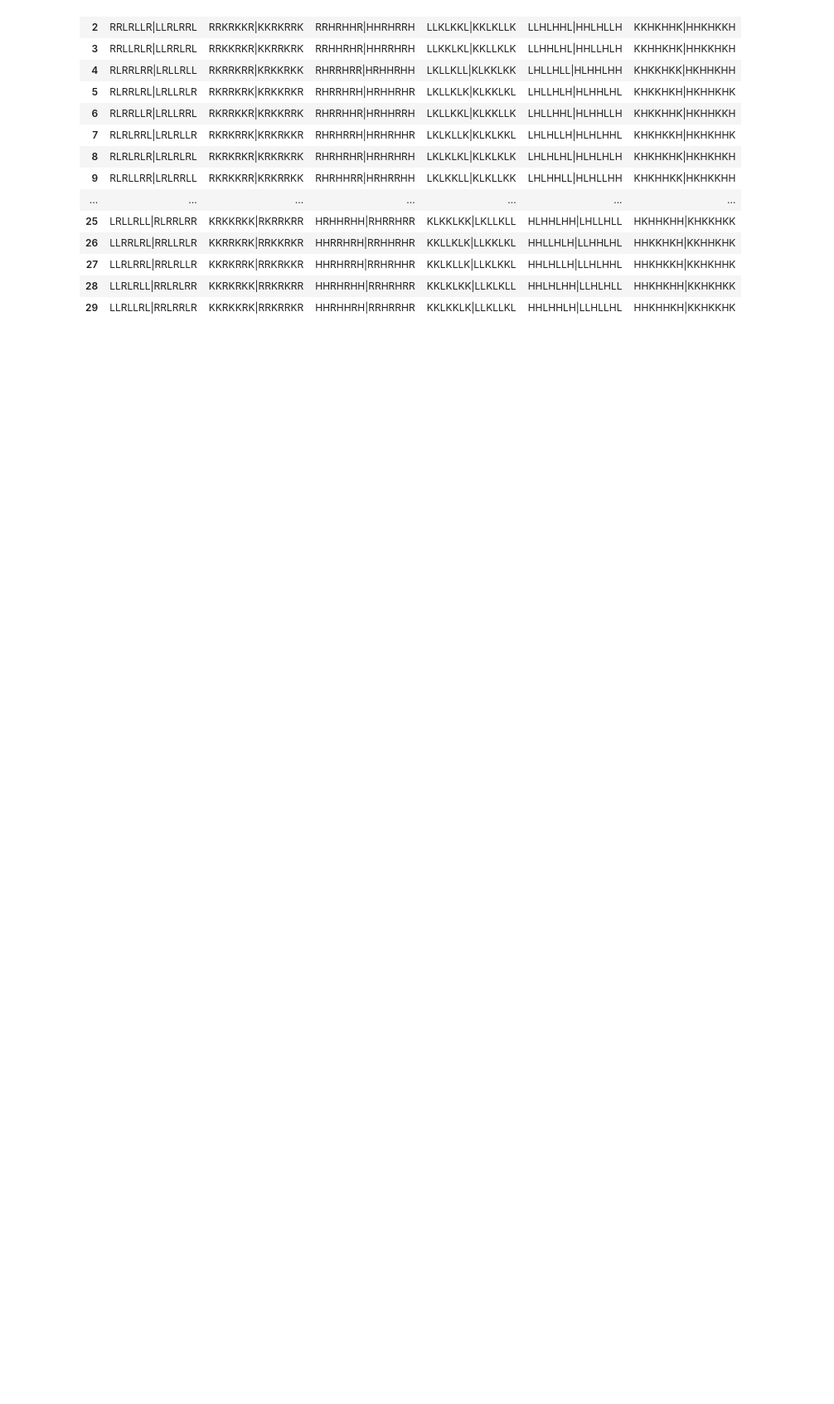
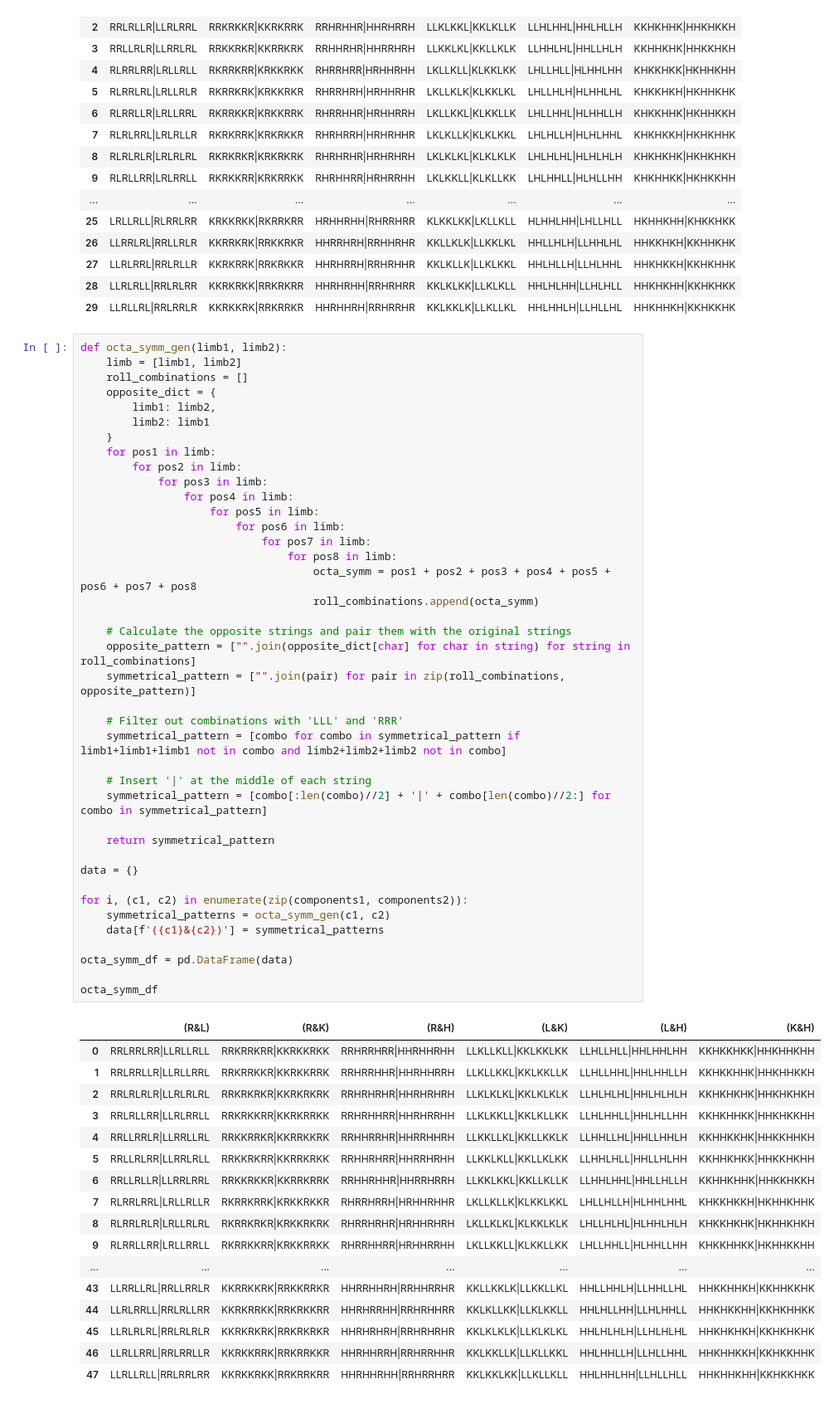
Before and after one commit to ReeseMcD989/Research-on-Rhythm-and-Harmony, a Jupyter notebook: Four-Limb-Coordination-Possibilities-for-Drumming.ipynb, the cells around one changed output. Shown: that part at 83% size. Cells and saved outputs as stored; diff of their text form; blank space fills up the shorter version.

```diff
--- a/Four-Limb-Coordination-Possibilities-for-Drumming.ipynb
+++ b/Four-Limb-Coordination-Possibilities-for-Drumming.ipynb
@@ -848,6 +1004,64 @@ hepta_symm_df
 | 27 | LLRLRRL|RRLRLLR | KKRKRRK|RRKRKKR | HHRHRRH|RRHRHHR | KKLKLLK|LLKLKKL | HHLHLLH|LLHLHHL | HHKHKKH|KKHKHHK |
 | 28 | LLRLRLL|RRLRLRR | KKRKRKK|RRKRKRR | HHRHRHH|RRHRHRR | KKLKLKK|LLKLKLL | HHLHLHH|LLHLHLL | HHKHKHH|KKHKHKK |
 | 29 | LLRLLRL|RRLRRLR | KKRKKRK|RRKRRKR | HHRHHRH|RRHRRHR | KKLKKLK|LLKLLKL | HHLHHLH|LLHLLHL | HHKHHKH|KKHKKHK |
+# %%
+def octa_symm_gen(limb1, limb2):
+    limb = [limb1, limb2]
+    roll_combinations = []
+    opposite_dict = {
+        limb1: limb2,
+        limb2: limb1
+    }
+    for pos1 in limb:
+        for pos2 in limb:
+            for pos3 in limb:
+                for pos4 in limb:
+                    for pos5 in limb:
+                        for pos6 in limb:
+                            for pos7 in limb:
+                                for pos8 in limb:
+                                    octa_symm = pos1 + pos2 + pos3 + pos4 + pos5 + pos6 + pos7 + pos8
+                                    roll_combinations.append(octa_symm)
+
+    # Calculate the opposite strings and pair them with the original strings
+    opposite_pattern = ["".join(opposite_dict[char] for char in string) for string in roll_combinations]
+    symmetrical_pattern = ["".join(pair) for pair in zip(roll_combinations, opposite_pattern)]
+
+    # Filter out combinations with 'LLL' and 'RRR'
+    symmetrical_pattern = [combo for combo in symmetrical_pattern if limb1+limb1+limb1 not in combo and limb2+limb2+limb2 not in combo]
+
+    # Insert '|' at the middle of each string
+    symmetrical_pattern = [combo[:len(combo)//2] + '|' + combo[len(combo)//2:] for combo in symmetrical_pattern]
+
+    return symmetrical_pattern
+
+data = {}
+
+for i, (c1, c2) in enumerate(zip(components1, components2)):
+    symmetrical_patterns = octa_symm_gen(c1, c2)
+    data[f'({c1}&{c2})'] = symmetrical_patterns
+
+octa_symm_df = pd.DataFrame(data)
+
+octa_symm_df
+# %% [output]
+|  | (R&L) | (R&K) | (R&H) | (L&K) | (L&H) | (K&H) |
+| 0 | RRLRRLRR|LLRLLRLL | RRKRRKRR|KKRKKRKK | RRHRRHRR|HHRHHRHH | LLKLLKLL|KKLKKLKK | LLHLLHLL|HHLHHLHH | KKHKKHKK|HHKHHKHH |
+| 1 | RRLRRLLR|LLRLLRRL | RRKRRKKR|KKRKKRRK | RRHRRHHR|HHRHHRRH | LLKLLKKL|KKLKKLLK | LLHLLHHL|HHLHHLLH | KKHKKHHK|HHKHHKKH |
+| 2 | RRLRLRLR|LLRLRLRL | RRKRKRKR|KKRKRKRK | RRHRHRHR|HHRHRHRH | LLKLKLKL|KKLKLKLK | LLHLHLHL|HHLHLHLH | KKHKHKHK|HHKHKHKH |
+| 3 | RRLRLLRR|LLRLRRLL | RRKRKKRR|KKRKRRKK | RRHRHHRR|HHRHRRHH | LLKLKKLL|KKLKLLKK | LLHLHHLL|HHLHLLHH | KKHKHHKK|HHKHKKHH |
+| 4 | RRLLRRLR|LLRRLLRL | RRKKRRKR|KKRRKKRK | RRHHRRHR|HHRRHHRH | LLKKLLKL|KKLLKKLK | LLHHLLHL|HHLLHHLH | KKHHKKHK|HHKKHHKH |
+| 5 | RRLLRLRR|LLRRLRLL | RRKKRKRR|KKRRKRKK | RRHHRHRR|HHRRHRHH | LLKKLKLL|KKLLKLKK | LLHHLHLL|HHLLHLHH | KKHHKHKK|HHKKHKHH |
+| 6 | RRLLRLLR|LLRRLRRL | RRKKRKKR|KKRRKRRK | RRHHRHHR|HHRRHRRH | LLKKLKKL|KKLLKLLK | LLHHLHHL|HHLLHLLH | KKHHKHHK|HHKKHKKH |
+| 7 | RLRRLRRL|LRLLRLLR | RKRRKRRK|KRKKRKKR | RHRRHRRH|HRHHRHHR | LKLLKLLK|KLKKLKKL | LHLLHLLH|HLHHLHHL | KHKKHKKH|HKHHKHHK |
+| 8 | RLRRLRLR|LRLLRLRL | RKRRKRKR|KRKKRKRK | RHRRHRHR|HRHHRHRH | LKLLKLKL|KLKKLKLK | LHLLHLHL|HLHHLHLH | KHKKHKHK|HKHHKHKH |
+| 9 | RLRRLLRR|LRLLRRLL | RKRRKKRR|KRKKRRKK | RHRRHHRR|HRHHRRHH | LKLLKKLL|KLKKLLKK | LHLLHHLL|HLHHLLHH | KHKKHHKK|HKHHKKHH |
+| ... | ... | ... | ... | ... | ... | ... |
+| 43 | LLRRLLRL|RRLLRRLR | KKRRKKRK|RRKKRRKR | HHRRHHRH|RRHHRRHR | KKLLKKLK|LLKKLLKL | HHLLHHLH|LLHHLLHL | HHKKHHKH|KKHHKKHK |
+| 44 | LLRLRRLL|RRLRLLRR | KKRKRRKK|RRKRKKRR | HHRHRRHH|RRHRHHRR | KKLKLLKK|LLKLKKLL | HHLHLLHH|LLHLHHLL | HHKHKKHH|KKHKHHKK |
+| 45 | LLRLRLRL|RRLRLRLR | KKRKRKRK|RRKRKRKR | HHRHRHRH|RRHRHRHR | KKLKLKLK|LLKLKLKL | HHLHLHLH|LLHLHLHL | HHKHKHKH|KKHKHKHK |
+| 46 | LLRLLRRL|RRLRRLLR | KKRKKRRK|RRKRRKKR | HHRHHRRH|RRHRRHHR | KKLKKLLK|LLKLLKKL | HHLHHLLH|LLHLLHHL | HHKHHKKH|KKHKKHHK |
+| 47 | LLRLLRLL|RRLRRLRR | KKRKKRKK|RRKRRKRR | HHRHHRHH|RRHRRHRR | KKLKKLKK|LLKLLKLL | HHLHHLHH|LLHLLHLL | HHKHHKHH|KKHKKHKK |
 # %% [markdown]
 # Long Pattern Generation: tri-(3), tetra-(4), penta-(5), and hepta-(7) Division
 * This section includes all patterns that were left out by the previous sections. These patterns are more difficult to play, more awkward to incorporate nicely into music at times, and are less often heard in music.
```
Also changed, not shown: parts of 22 cells of this notebook.
